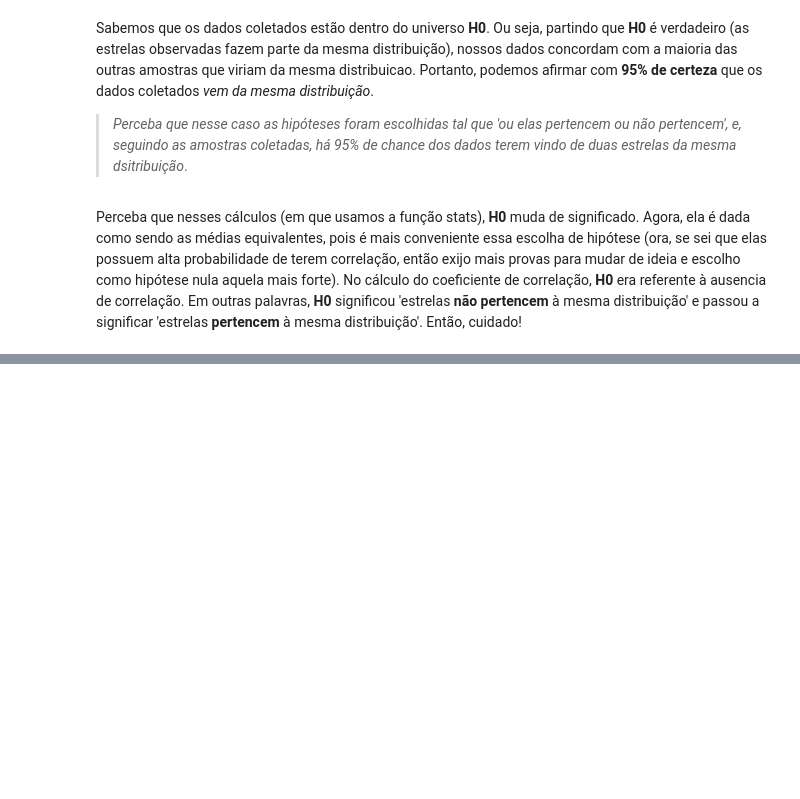
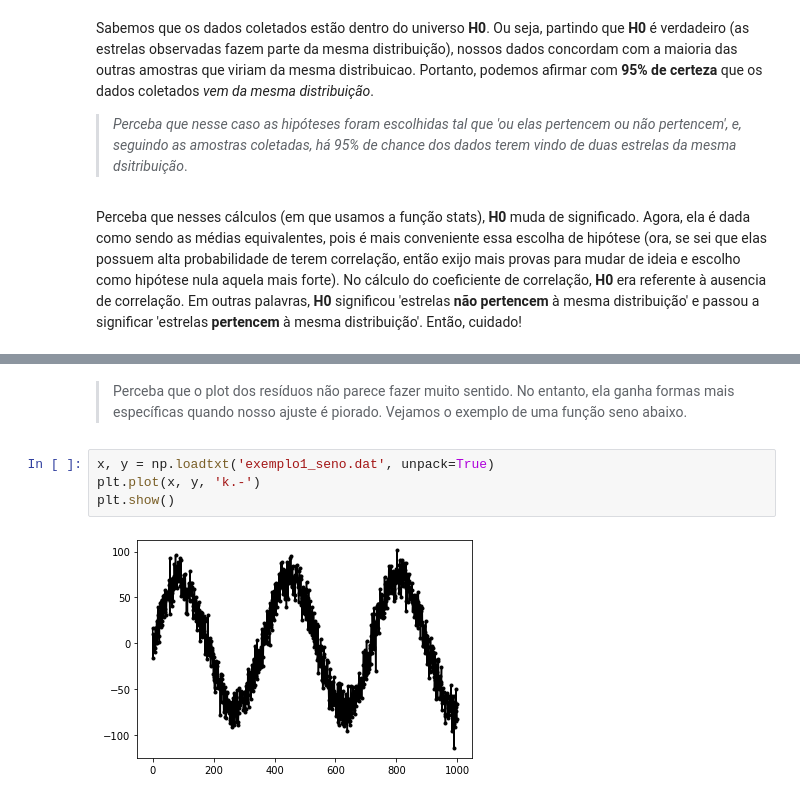
Before and after one commit to Hipparcus/Meus_projetos, a Jupyter notebook: Estudo/Síntese Estatística.ipynb, the cells around one changed output, grey strips where cells are left out. Cells and saved outputs as stored; diff of their text form; blank space fills up the shorter version.

```diff
--- a/Estudo/Síntese Estatística.ipynb
+++ b/Estudo/Síntese Estatística.ipynb
@@ -1126,0 +1240,8 @@ Perceba que nesses cálculos (em que usamos a função stats), **H0** muda de si
+# %% [markdown]
+>Perceba que o plot dos resíduos não parece fazer muito sentido. No entanto, ela ganha formas mais específicas quando nosso ajuste é piorado. Vejamos o exemplo de uma função seno abaixo.
+# %%
+x, y = np.loadtxt('exemplo1_seno.dat', unpack=True)
+plt.plot(x, y, 'k.-')
+plt.show()
+# %% [output]
+[figure, added]
```
Also changed, not shown: parts of 51 cells of this notebook, 3 other files.
